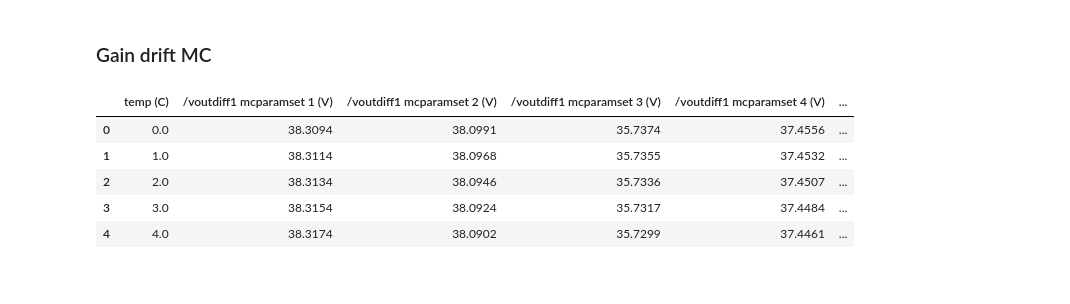
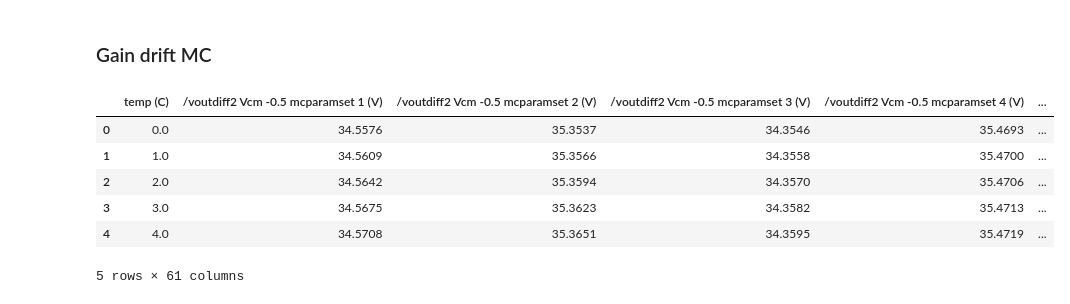
Before and after one commit to BaoTON1701/R-T_BiCMOS_run, a Jupyter notebook: code/Plot_results.ipynb, the cells around one changed output. Cells and saved outputs as stored; diff of their text form; code cells hidden in the pictures.

```diff
--- a/code/Plot_results.ipynb
+++ b/code/Plot_results.ipynb
@@ -296,13 +469,15 @@ plt.savefig(f"{plot_dir}/Gain_drift.png", dpi=300)
 # %% [markdown]
 ### Gain drift MC
 # %%
-Gain_drift_MC = pd.read_csv(f"{dir}/Gain_drift_MC_test1.csv")
-Gain_drift_MC.head()
+Gain_drift_MC1 = pd.read_csv(f"{dir}/gain_MC_LNA1_27degC.csv")
+Gain_drift_MC2 = pd.read_csv(f"{dir}/gain_MC_LNA2_27degC.csv")
+Gain_drift_MC2.head()
 # %% [output]
-|  | temp (C) | /voutdiff1 mcparamset 1 (V) | /voutdiff1 mcparamset 2 (V) | /voutdiff1 mcparamset 3 (V) | /voutdiff1 mcparamset 4 (V) | ... |
-| 0 | 0.0 | 38.3094 | 38.0991 | 35.7374 | 37.4556 | ... |
-| 1 | 1.0 | 38.3114 | 38.0968 | 35.7355 | 37.4532 | ... |
-| 2 | 2.0 | 38.3134 | 38.0946 | 35.7336 | 37.4507 | ... |
-| 3 | 3.0 | 38.3154 | 38.0924 | 35.7317 | 37.4484 | ... |
-| 4 | 4.0 | 38.3174 | 38.0902 | 35.7299 | 37.4461 | ... |
+|  | temp (C) | /voutdiff2 Vcm -0.5 mcparamset 1 (V) | /voutdiff2 Vcm -0.5 mcparamset 2 (V) | /voutdiff2 Vcm -0.5 mcparamset 3 (V) | /voutdiff2 Vcm -0.5 mcparamset 4 (V) | ... |
+| 0 | 0.0 | 34.5576 | 35.3537 | 34.3546 | 35.4693 | ... |
+| 1 | 1.0 | 34.5609 | 35.3566 | 34.3558 | 35.4700 | ... |
+| 2 | 2.0 | 34.5642 | 35.3594 | 34.3570 | 35.4706 | ... |
+| 3 | 3.0 | 34.5675 | 35.3623 | 34.3582 | 35.4713 | ... |
+| 4 | 4.0 | 34.5708 | 35.3651 | 34.3595 | 35.4719 | ... |
+5 rows × 61 columns
 # %%
```
Also changed, not shown: parts of 9 cells of this notebook.
